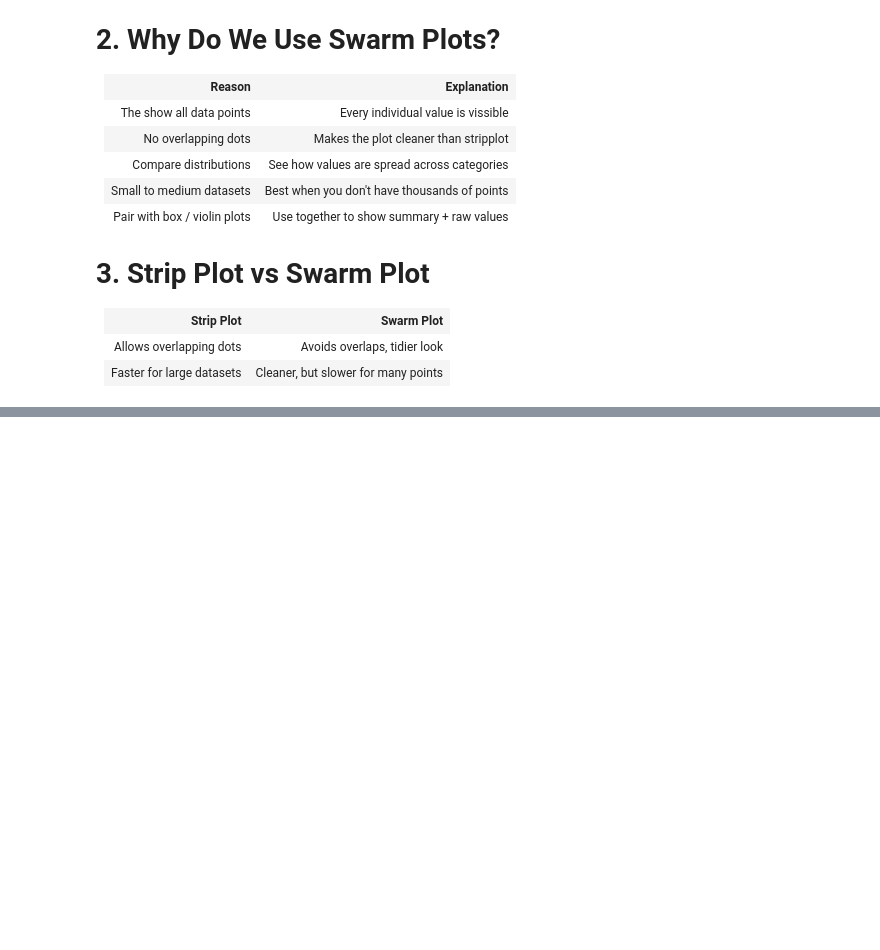
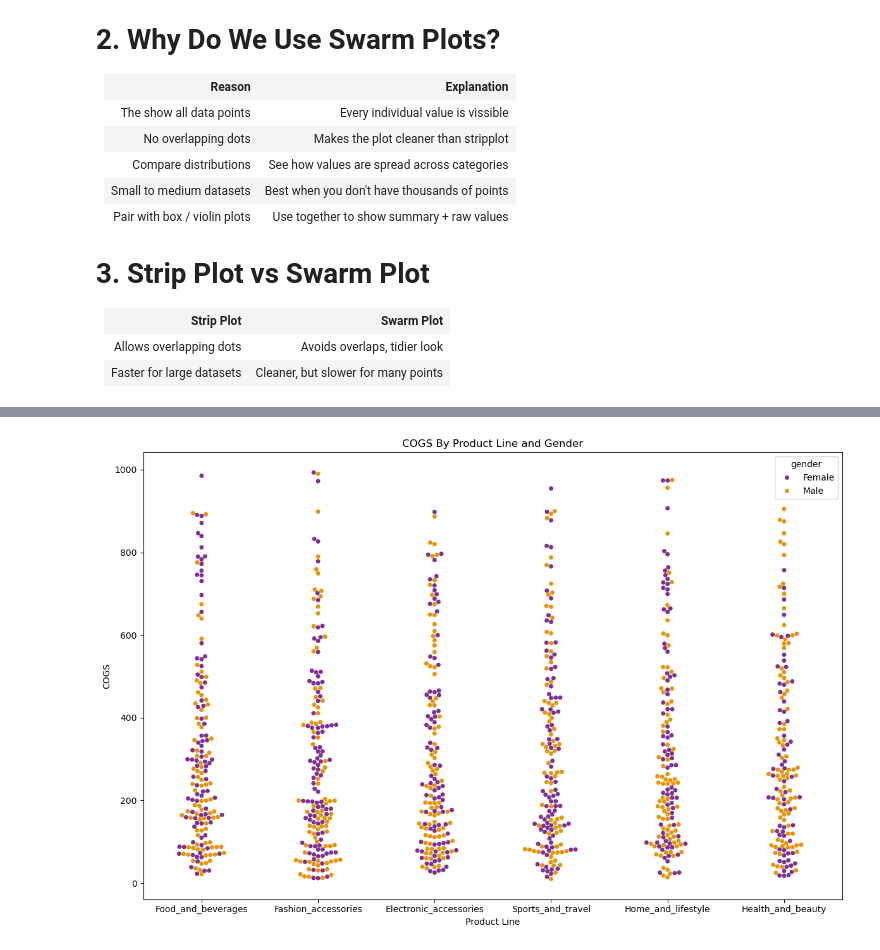
Before and after one commit to UstubecEmre/MatplotlibandSeabornFundamentals, a Jupyter notebook: swarmplot_in_seaborn.ipynb, the cells around one changed output, grey strips where cells are left out. Cells and saved outputs as stored; diff of their text form; code cells hidden in the pictures; blank space fills up the shorter version.

```diff
--- a/swarmplot_in_seaborn.ipynb
+++ b/swarmplot_in_seaborn.ipynb
@@ -61,0 +115,11 @@ Automatically adjusts spacing so no dots overlap
+# %%
+# hue
+plt.figure(figsize = (12, 8))
+sns.swarmplot(data = df, x = "product_line" ,y = "cogs", hue = "gender", palette="CMRmap")
+plt.title("COGS By Product Line and Gender")
+plt.xlabel("Product Line")
+plt.ylabel("COGS")
+plt.tight_layout()
+plt.show()
+# %% [output]
+[figure, added]
```
Also changed, not shown: parts of 8 cells of this notebook.
